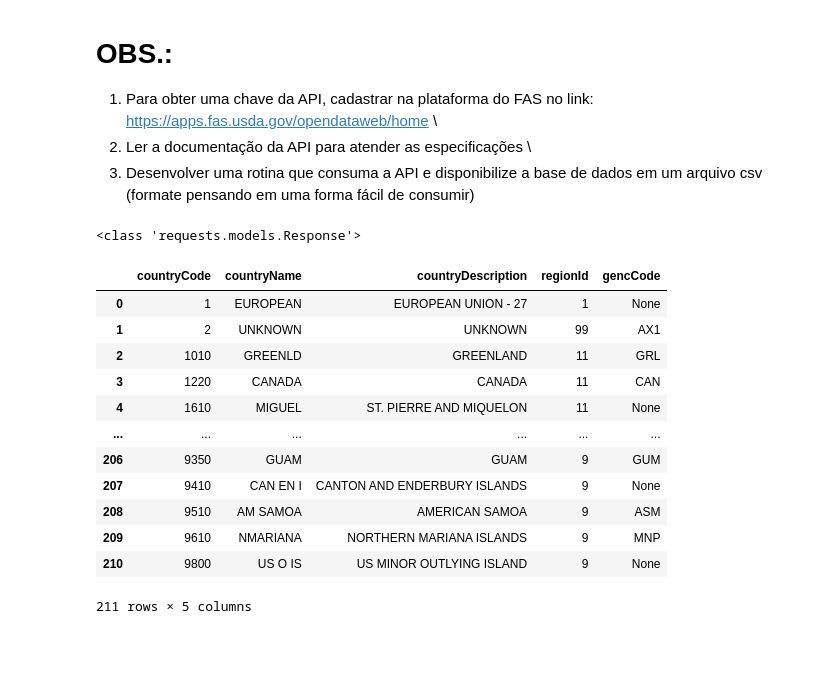
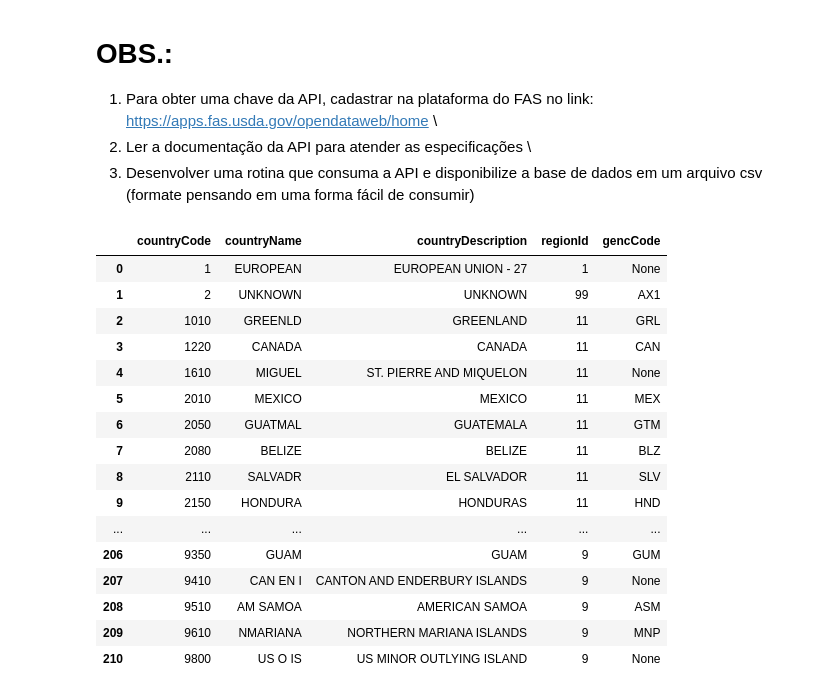
Before and after one commit to thiagogsdsa/desafio_veeries, a Jupyter notebook: Webscraping-checkpoint.ipynb, the cells around one changed output. Cells and saved outputs as stored; diff of their text form; code cells hidden in the pictures; blank space fills up the shorter version.

```diff
--- a/Webscraping-checkpoint.ipynb
+++ b/Webscraping-checkpoint.ipynb
@@ -18,27 +18,36 @@ arquivo csv (formate pensando em uma forma fácil de consumir)
 # %%
 import requests
 import json
 import pandas as pd
 headers_dict = {"API_KEY": "3ac2f199-34ca-433a-a839-46b81be88596"}
    # Comentarios pq deu erro abaixo
 URL = "https://apps.fas.usda.gov/OpenData/api/esr/countries"
 wData = requests.get(url=URL, headers=headers_dict)
-print(type(wData))
+#print(type(wData))
 json.loads(wData.text)
-pd.read_json(wData.text)
-pd.merge(wData, on=['CPF'], how='left')
+#pd.read_json(wData.text)
+#pd.merge(wData, on=['CPF'], how='left')
+df = pd.read_json(wData.text)
+pd.set_option('display.max_rows', None)
+df
+
+#china_code = df[df['countryName'] == 'CHINA']['countryCode']
+#mexico_code = df[df['countryName'] == 'MEXICO']['countryCode']
 # %% [output]
-<class 'requests.models.Response'>
 |  | countryCode | countryName | countryDescription | regionId | gencCode |
 | 0 | 1 | EUROPEAN | EUROPEAN UNION - 27 | 1 | None |
 | 1 | 2 | UNKNOWN | UNKNOWN | 99 | AX1 |
 | 2 | 1010 | GREENLD | GREENLAND | 11 | GRL |
 | 3 | 1220 | CANADA | CANADA | 11 | CAN |
 | 4 | 1610 | MIGUEL | ST. PIERRE AND MIQUELON | 11 | None |
+| 5 | 2010 | MEXICO | MEXICO | 11 | MEX |
+| 6 | 2050 | GUATMAL | GUATEMALA | 11 | GTM |
+| 7 | 2080 | BELIZE | BELIZE | 11 | BLZ |
+| 8 | 2110 | SALVADR | EL SALVADOR | 11 | SLV |
+| 9 | 2150 | HONDURA | HONDURAS | 11 | HND |
 | ... | ... | ... | ... | ... | ... |
 | 206 | 9350 | GUAM | GUAM | 9 | GUM |
 | 207 | 9410 | CAN EN I | CANTON AND ENDERBURY ISLANDS | 9 | None |
 | 208 | 9510 | AM SAMOA | AMERICAN SAMOA | 9 | ASM |
 | 209 | 9610 | NMARIANA | NORTHERN MARIANA ISLANDS | 9 | MNP |
 | 210 | 9800 | US O IS | US MINOR OUTLYING ISLAND | 9 | None |
-211 rows × 5 columns
```
Also changed, not shown: parts of 1 cell of this notebook.
